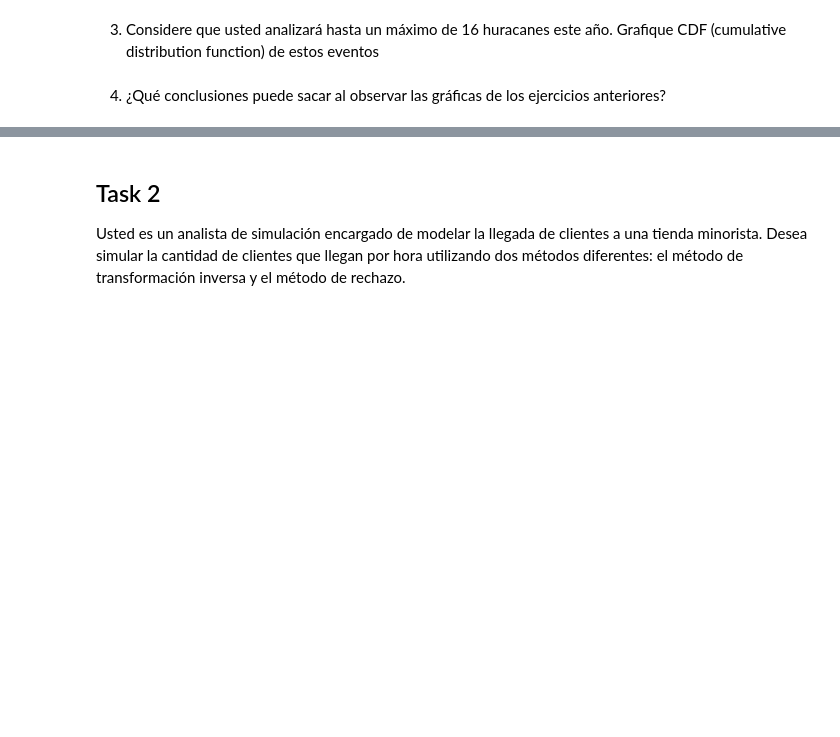
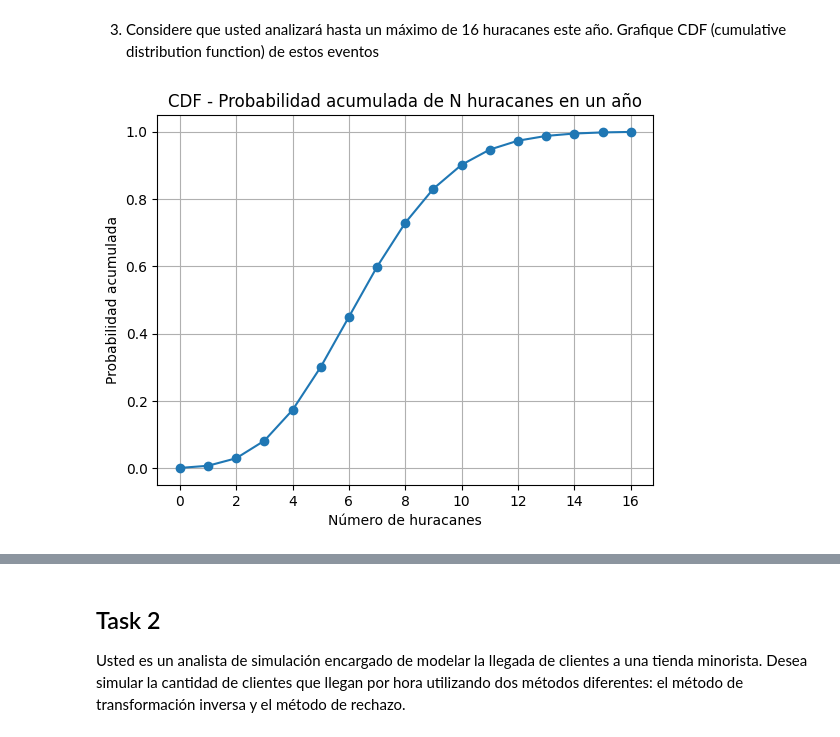
Before and after one commit to Diego-CB/Corto1-ModSim, a Jupyter notebook: corto1.ipynb, the cells around one changed output, grey strips where cells are left out. Cells and saved outputs as stored; diff of their text form; code cells hidden in the pictures; blank space fills up the shorter version.

```diff
--- a/corto1.ipynb
+++ b/corto1.ipynb
@@ -31,5 +35,27 @@ plt.show()
 [figure]
 # %% [markdown]
 3. Considere que usted analizará hasta un máximo de 16 huracanes este año. Grafique CDF (cumulative distribution function) de estos eventos
-# %% [markdown]
-4. ¿Qué conclusiones puede sacar al observar las gráficas de los ejercicios anteriores?
+# %%
+
+def poisson_prob(N, lam):
+    return (math.exp(-lam) * lam**N) / math.factorial(N)
+
+def poisson_cdf(N, lam):
+    cdf_vals = [poisson_prob(n, lam) for n in range(N + 1)]
+    cdf = [sum(cdf_vals[:i+1]) for i in range(N + 1)]
+    return cdf
+
+lambda_huracanes = 7
+max_huracanes = 16
+
+N_values = list(range(max_huracanes + 1))
+cdf = poisson_cdf(max_huracanes, lambda_huracanes)
+
+plt.plot(N_values, cdf, marker='o')
+plt.xlabel('Número de huracanes')
+plt.ylabel('Probabilidad acumulada')
+plt.title('CDF - Probabilidad acumulada de N huracanes en un año')
+plt.grid()
+plt.show()
+# %% [output]
+[figure, added]
```
Also changed, not shown: parts of 14 cells of this notebook.
